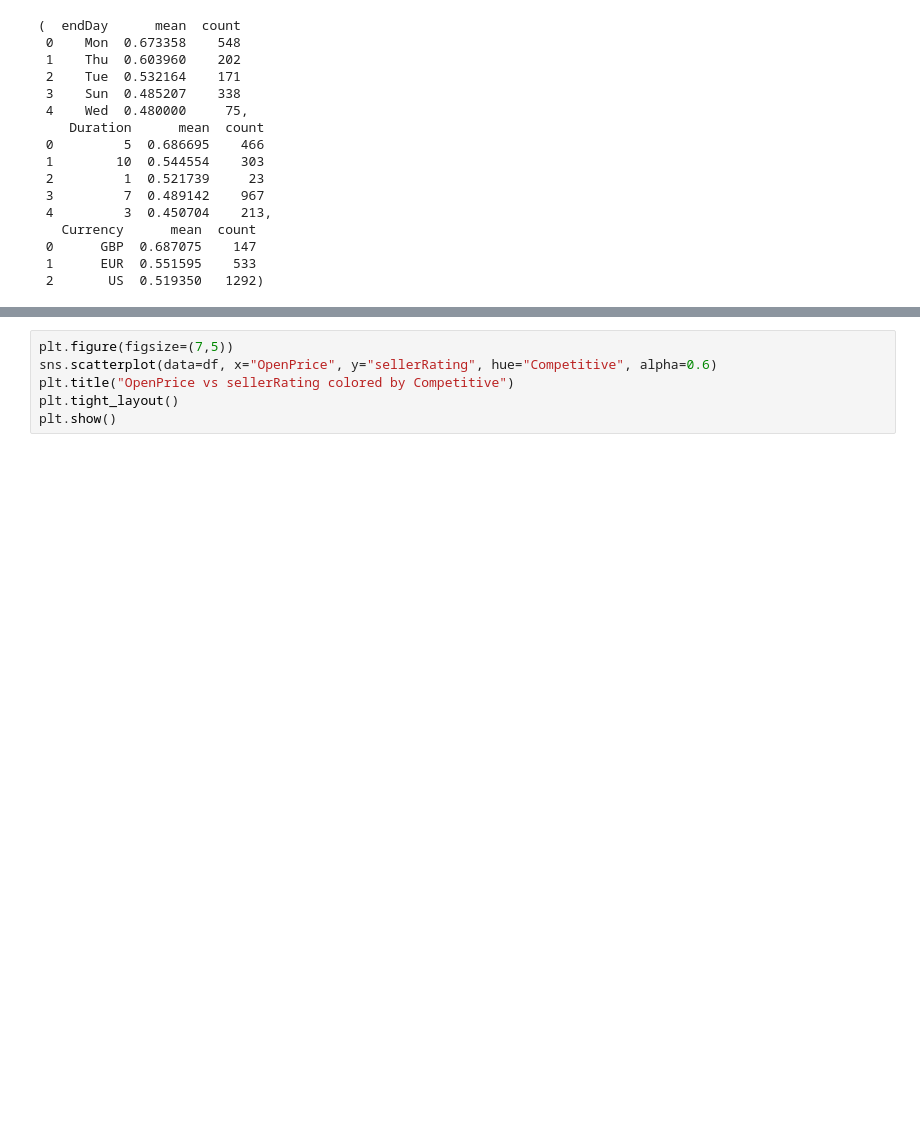
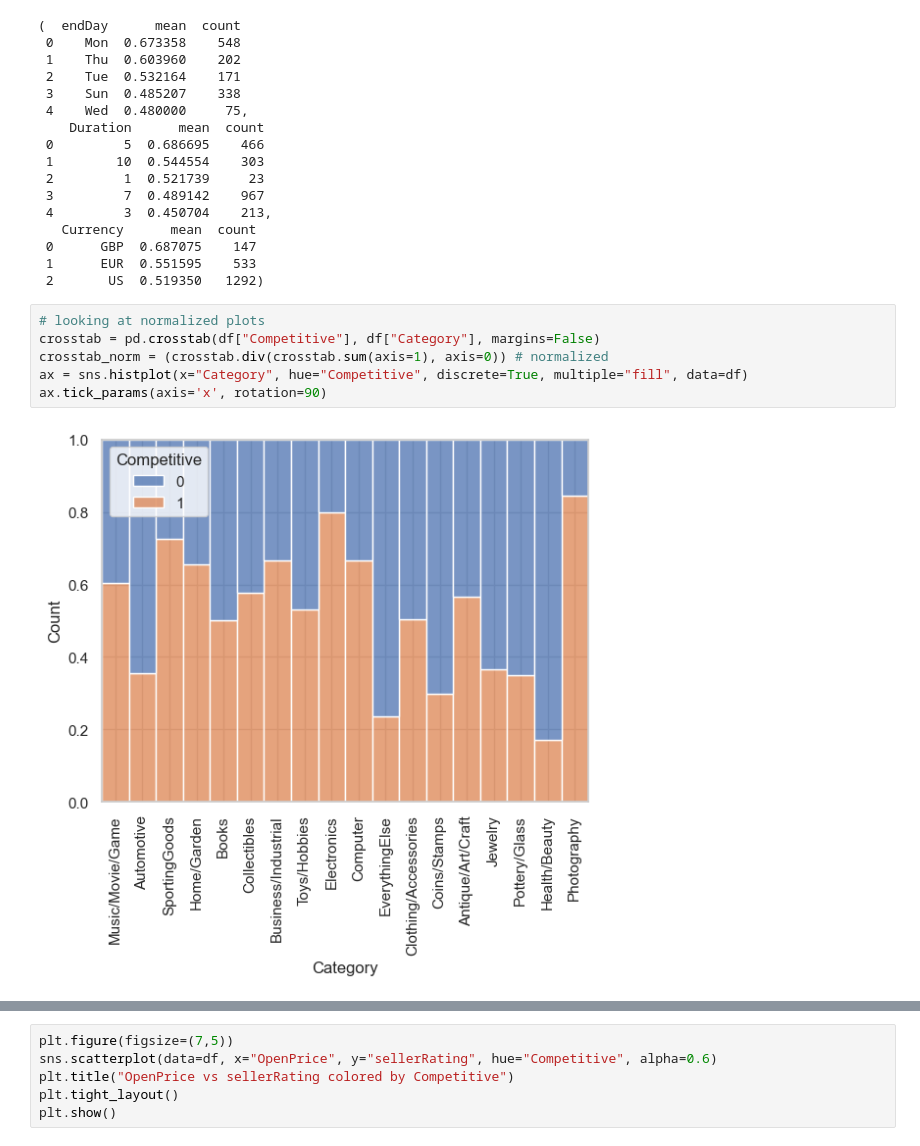
Before and after one commit to jasonllai/ML_Case_Review, a Jupyter notebook: eBay_Auctions_EDA_and_Tree.ipynb, the cells around one changed output, grey strips where cells are left out. Cells and saved outputs as stored; diff of their text form; blank space fills up the shorter version.

```diff
--- a/eBay_Auctions_EDA_and_Tree.ipynb
+++ b/eBay_Auctions_EDA_and_Tree.ipynb
@@ -237,3 +227,11 @@ Competitive rate: 0.541
  0      GBP  0.687075    147
  1      EUR  0.551595    533
  2       US  0.519350   1292)
+# %%
+# looking at normalized plots
+crosstab = pd.crosstab(df["Competitive"], df["Category"], margins=False)
+crosstab_norm = (crosstab.div(crosstab.sum(axis=1), axis=0)) # normalized
+ax = sns.histplot(x="Category", hue="Competitive", discrete=True, multiple="fill", data=df)
+ax.tick_params(axis='x', rotation=90)
+# %% [output]
+[figure, added]
```
Also changed, not shown: parts of 9 cells of this notebook.
